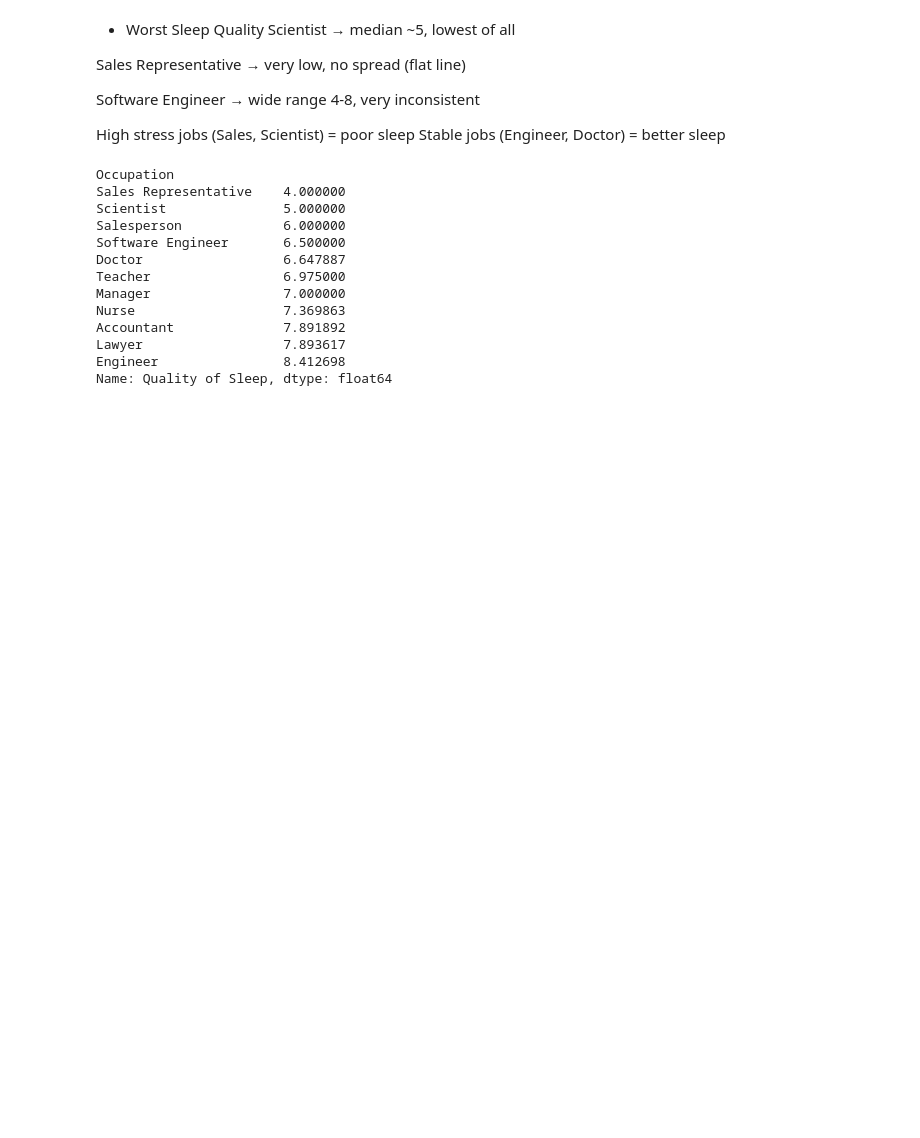
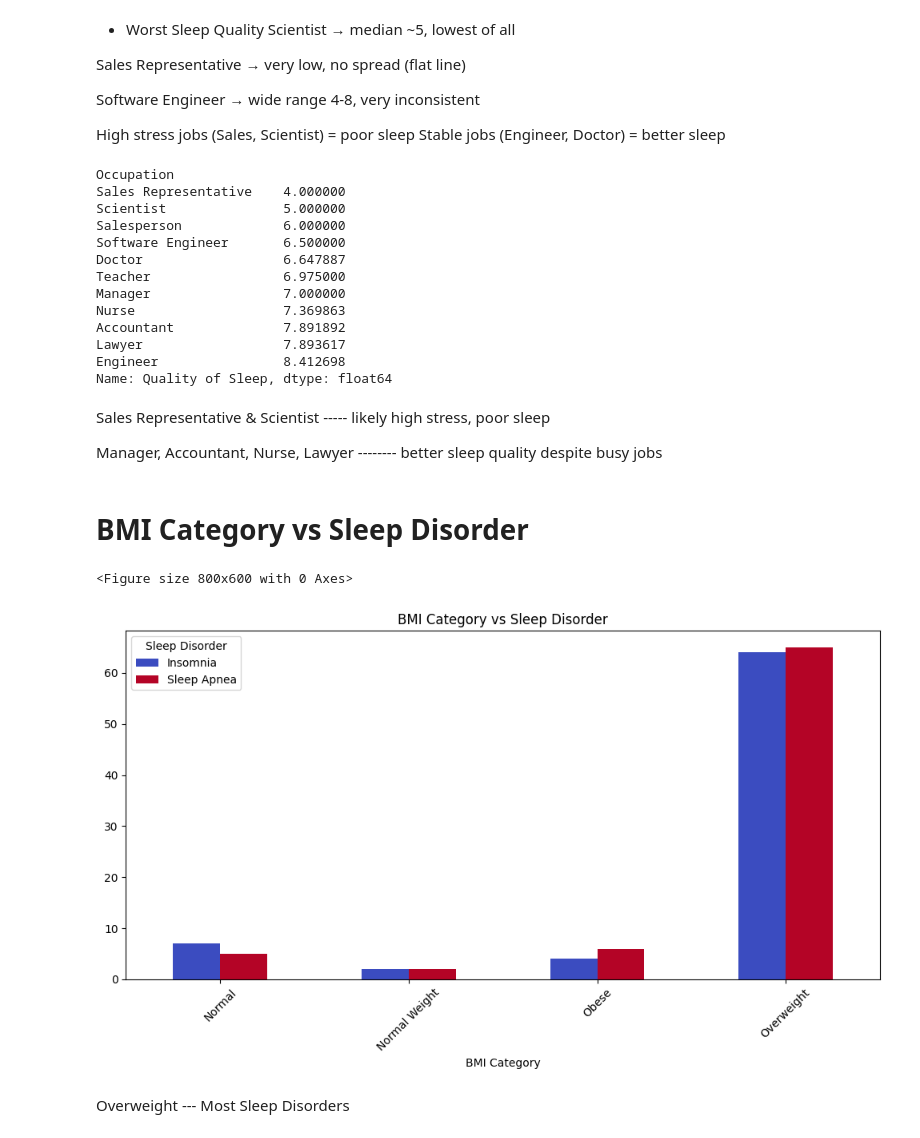
Before and after one commit to suzzzel5/Sleep-health-and-lifestyle-, a Jupyter notebook: notebooks/02_sleep_bivariate_analysis.ipynb, the cells around one changed output. Cells and saved outputs as stored; diff of their text form; code cells hidden in the pictures; blank space fills up the shorter version.

```diff
--- a/notebooks/02_sleep_bivariate_analysis.ipynb
+++ b/notebooks/02_sleep_bivariate_analysis.ipynb
@@ -195,3 +195,25 @@ Accountant              7.891892
 Lawyer                  7.893617
 Engineer                8.412698
 Name: Quality of Sleep, dtype: float64
+# %% [markdown]
+Sales Representative & Scientist
+----- likely high stress, poor sleep
+
+Manager, Accountant, Nurse, Lawyer
+-------- better sleep quality despite busy jobs
+# %% [markdown]
+# BMI Category vs Sleep Disorder
+# %%
+plt.figure(figsize=(8, 6))
+
+pd.crosstab(df['BMI Category'],df['Sleep Disorder']).plot(kind='bar',figsize=(10, 6),colormap='coolwarm')
+
+plt.title('BMI Category vs Sleep Disorder')
+plt.xticks(rotation=45)
+plt.tight_layout()
+plt.show()
+# %% [output]
+<Figure size 800x600 with 0 Axes>
+[figure, added]
+# %% [markdown]
+Overweight --- Most Sleep Disorders
```
Also changed, not shown: parts of 1 cell of this notebook.
